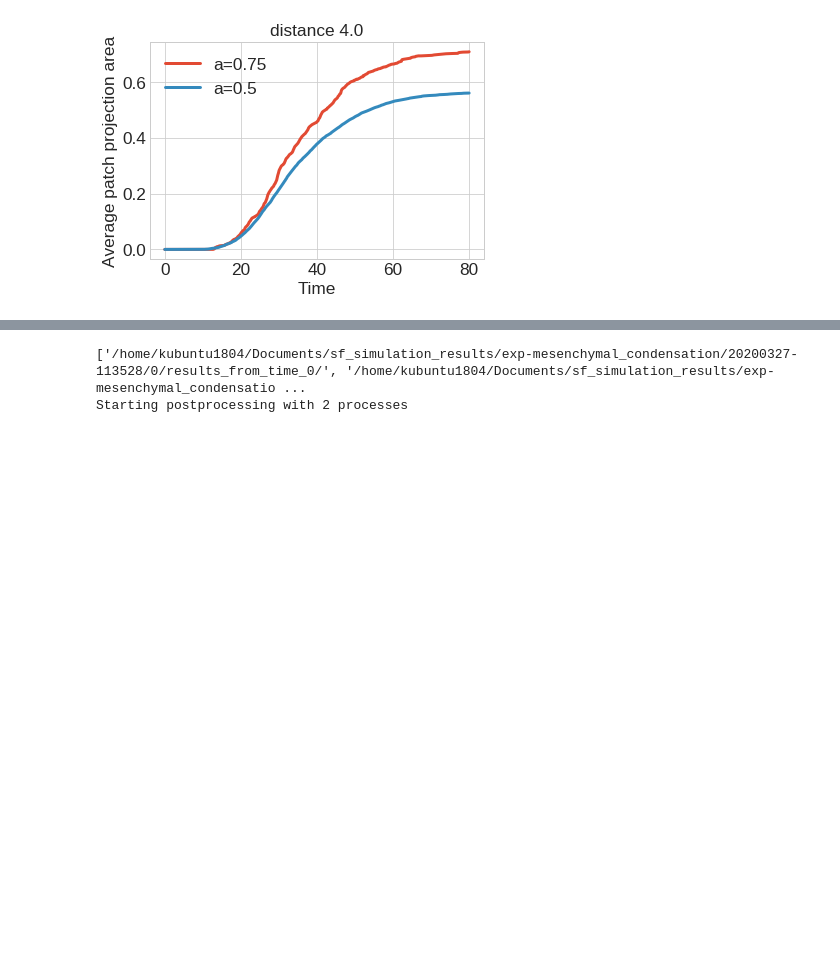
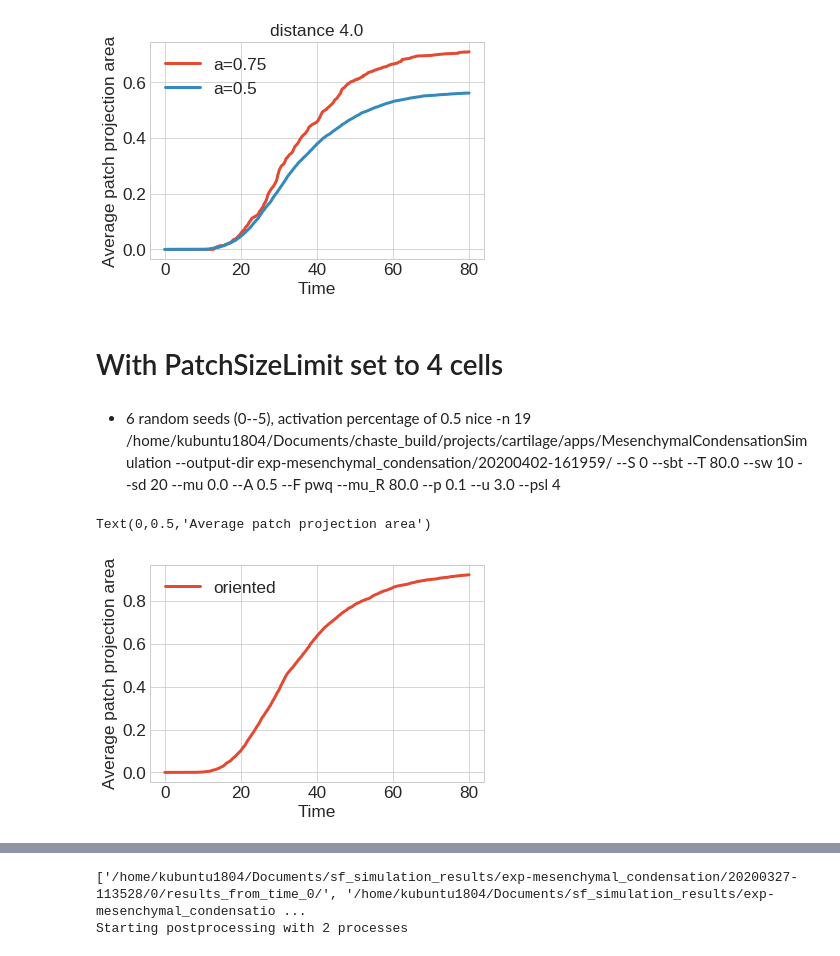
Before and after one commit to somathias/CartilageCBM, a Jupyter notebook: exp-mesenchymal_condensation.ipynb, the cells around one changed output, grey strips where cells are left out. Drawn from its saved outputs; the diff is of its cells as text; code cells hidden in the pictures; blank space fills up the shorter version.

Commit message:
Prepare simulations with patch size limit of 4 cells

```diff
--- a/exp-mesenchymal_condensation.ipynb
+++ b/exp-mesenchymal_condensation.ipynb
@@ -366,3 +375,27 @@ plt.ylabel('Average patch projection area')
 # %% [output]
 Text(0,0.5,'Average patch projection area')
 [figure]
+# %% [markdown]
+# With PatchSizeLimit set to 4 cells
+# %% [markdown]
+- 6 random seeds (0--5), activation percentage of 0.5
+        nice -n 19 /home/kubuntu1804/Documents/chaste_build/projects/cartilage/apps/MesenchymalCondensationSimulation --output-dir exp-mesenchymal_condensation/20200402-161959/ --S 0 --sbt --T 80.0 --sw 10 --sd 20 --mu 0.0 --A 0.5 --F pwq --mu_R 80.0 --p 0.1 --u 3.0 --psl 4
+# %%
+dir_directed = 'exp-mesenchymal_condensation/20200402-161959/'
+
+# time steps are consistent across runs, so it's sufficient to load them from a single path
+times_d, coords_d = sm.read_in_data('/home/kubuntu1804/Documents/sf_simulation_results/'+dir_directed + '0/results_from_time_0/')
+
+ppa_av_d = np.zeros(times_d.shape)
+for seed in range(6):
+    ppa_av_d = ppa_av_d + np.loadtxt('/home/kubuntu1804/Documents/sf_simulation_results/'+dir_directed+str(seed)+'/results_from_time_0/metrics_results/data_patch_projection_area_av.txt', dtype=float)
+ppa_av_d = ppa_av_d /6
+
+
+plt.plot(times_d, ppa_av_d, label='oriented')
+plt.legend()
+plt.xlabel('Time')
+plt.ylabel('Average patch projection area')
+# %% [output]
+Text(0,0.5,'Average patch projection area')
+[figure, added]
```
Also changed, not shown: parts of 7 cells of this notebook.
